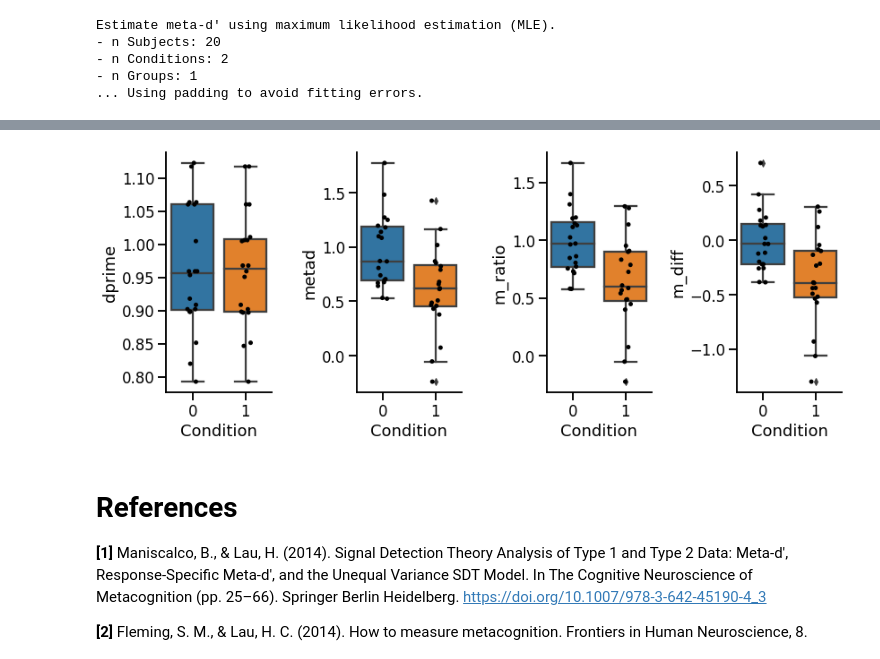
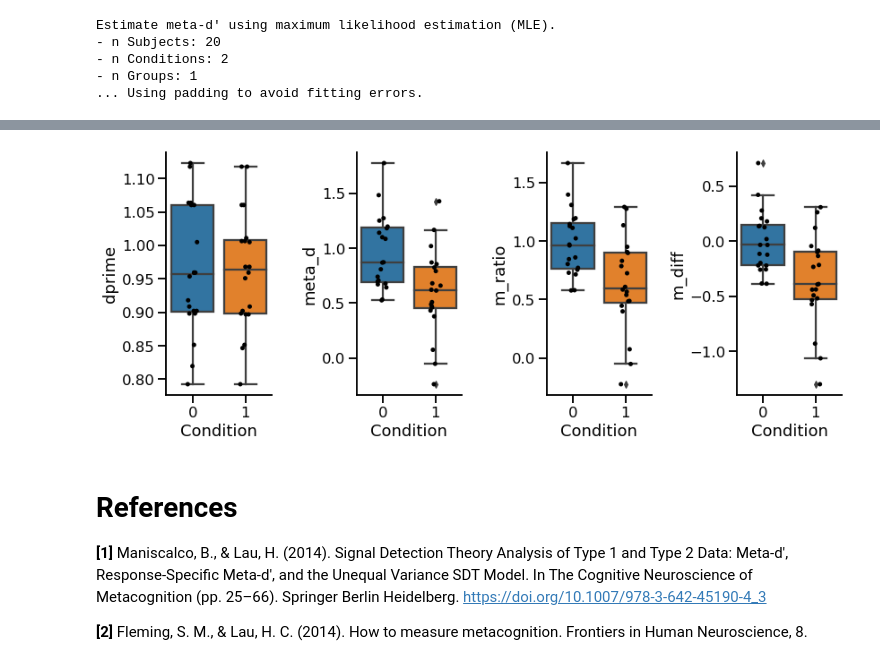
Before and after one commit to embodied-computation-group/metadpy, a Jupyter notebook: notebooks/Example 1 - Fitting MLE - Subject and group level.ipynb, the cells around one changed output, grey strips where cells are left out. Saved outputs shown, nothing was run; the diff lists cells and outputs as text; code cells hidden in the pictures.

Commit message:
Rename "metad" to "meta_d" in MLE

```diff
--- a/notebooks/Example 1 - Fitting MLE - Subject and group level.ipynb
+++ b/notebooks/Example 1 - Fitting MLE - Subject and group level.ipynb
@@ -135,22 +125,22 @@ group_fit.head()
 # %%
 _, axs = plt.subplots(1, 4, figsize=(12, 5), sharex=True)
 
 sns.boxplot(data=group_fit, x="Condition", y="dprime", ax=axs[0])
 sns.stripplot(data=group_fit, x="Condition", y="dprime", color="k", ax=axs[0])
 
-sns.boxplot(data=group_fit, x="Condition", y="metad", ax=axs[1])
-sns.stripplot(data=group_fit, x="Condition", y="metad", color="k", ax=axs[1])
+sns.boxplot(data=group_fit, x="Condition", y="meta_d", ax=axs[1])
+sns.stripplot(data=group_fit, x="Condition", y="meta_d", color="k", ax=axs[1])
 
 sns.boxplot(data=group_fit, x="Condition", y="m_ratio", ax=axs[2])
 sns.stripplot(data=group_fit, x="Condition", y="m_ratio", color="k", ax=axs[2])
 
 sns.boxplot(data=group_fit, x="Condition", y="m_diff", ax=axs[3])
 sns.stripplot(data=group_fit, x="Condition", y="m_diff", color="k", ax=axs[3])
 
 plt.tight_layout()
 sns.despine()
 # %% [output]
-[figure, old version]
+[figure, new version]
 # %% [markdown]
 # References
 
```
Also changed, not shown: parts of 4 cells of this notebook, 2 other files.
